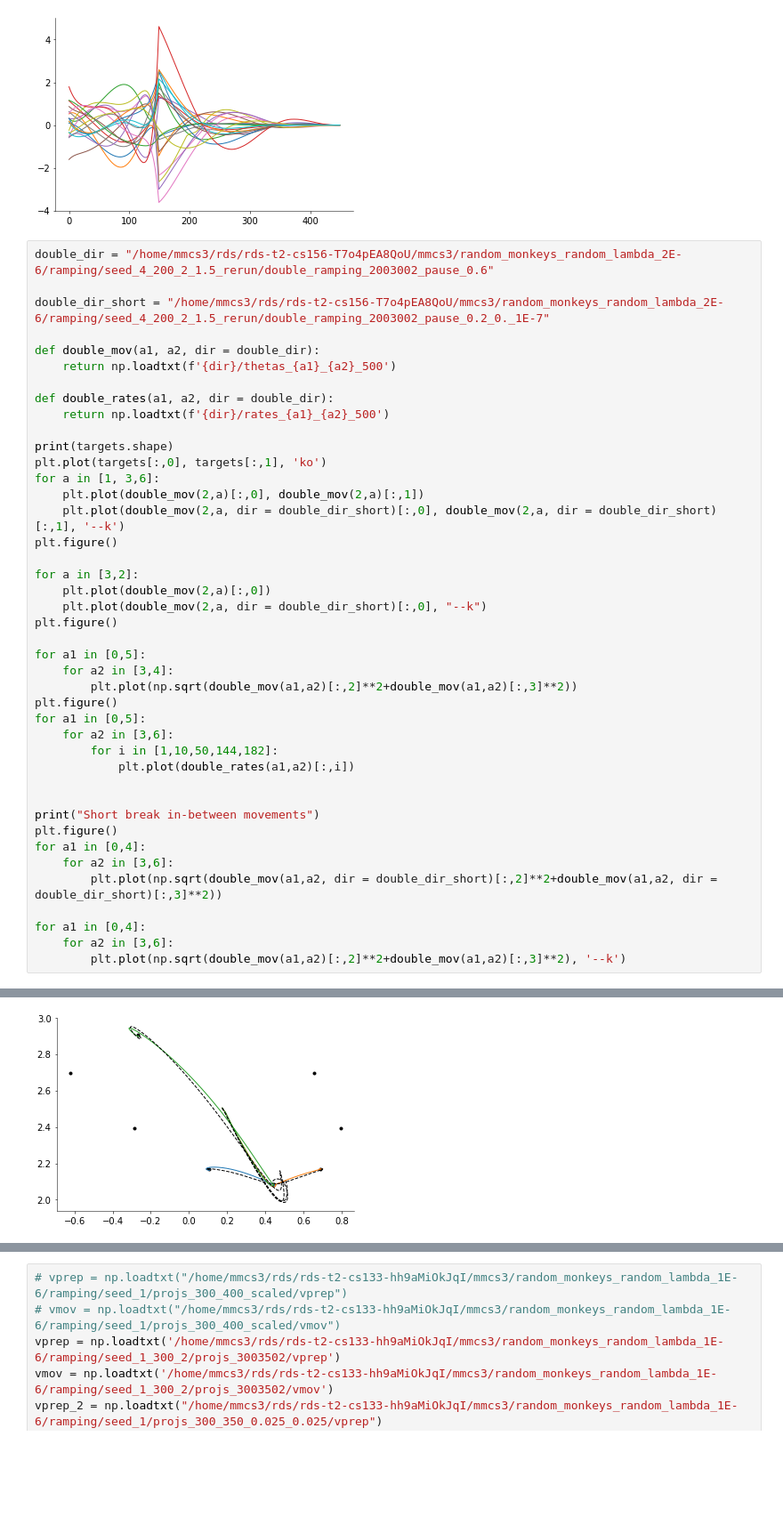
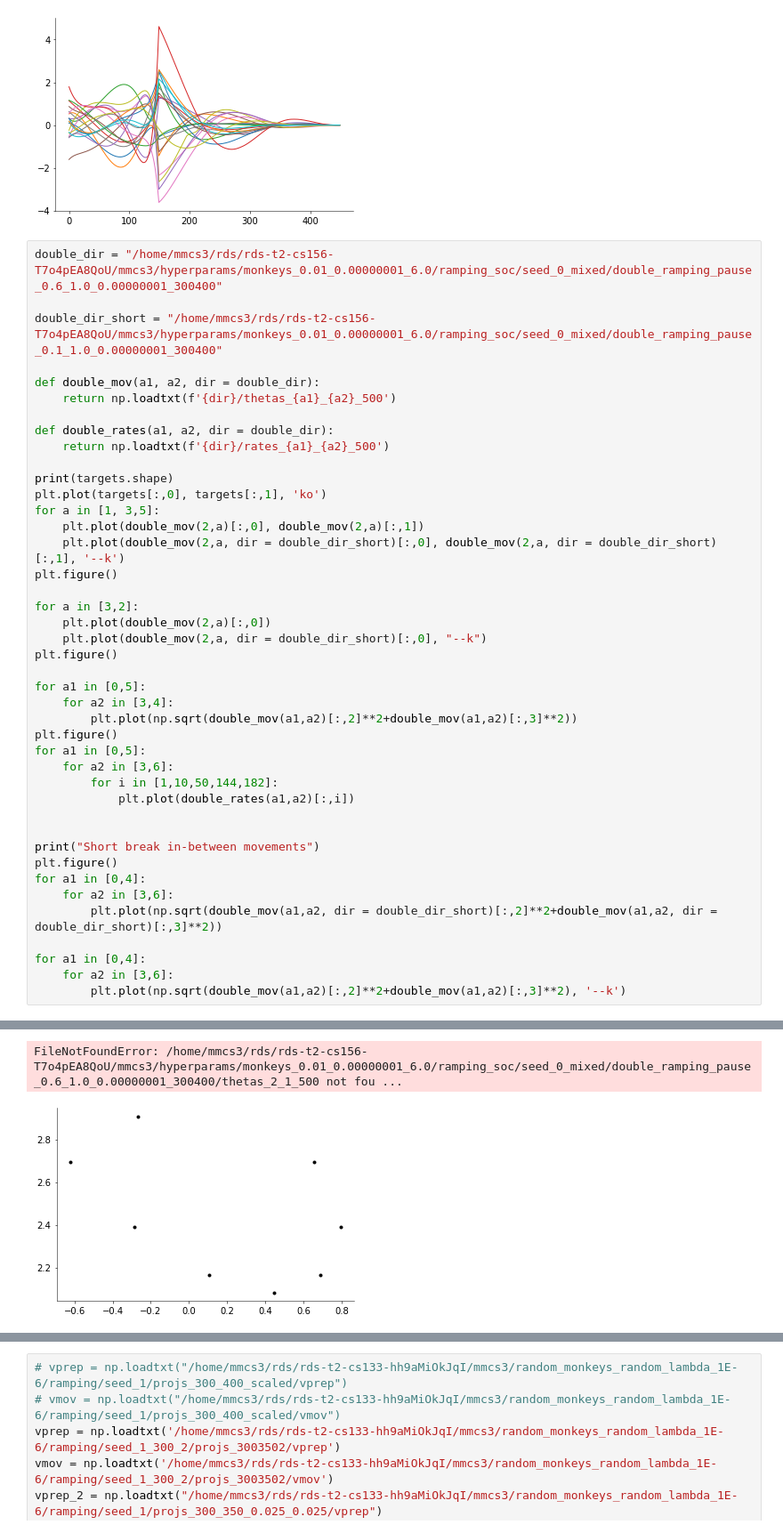
Before and after one commit to marineschimel/why-prep-2, a Jupyter notebook: notebooks/visualization.ipynb, the cells around one changed output, grey strips where cells are left out. Shown at 89% size. Drawn from its saved outputs; the diff is of its cells as text; blank space fills up the shorter version.

```diff
--- a/notebooks/visualization.ipynb
+++ b/notebooks/visualization.ipynb
@@ -72,9 +72,9 @@ plt.show()
 [figure]
 [figure]
 # %%
-double_dir = "/home/mmcs3/rds/rds-t2-cs156-T7o4pEA8QoU/mmcs3/random_monkeys_random_lambda_2E-6/ramping/seed_4_200_2_1.5_rerun/double_ramping_2003002_pause_0.6"
+double_dir = "/home/mmcs3/rds/rds-t2-cs156-T7o4pEA8QoU/mmcs3/hyperparams/monkeys_0.01_0.00000001_6.0/ramping_soc/seed_0_mixed/double_ramping_pause_0.6_1.0_0.00000001_300400"
 
-double_dir_short = "/home/mmcs3/rds/rds-t2-cs156-T7o4pEA8QoU/mmcs3/random_monkeys_random_lambda_2E-6/ramping/seed_4_200_2_1.5_rerun/double_ramping_2003002_pause_0.2_0._1E-7"
+double_dir_short = "/home/mmcs3/rds/rds-t2-cs156-T7o4pEA8QoU/mmcs3/hyperparams/monkeys_0.01_0.00000001_6.0/ramping_soc/seed_0_mixed/double_ramping_pause_0.1_1.0_0.00000001_300400"
 
 def double_mov(a1, a2, dir = double_dir):
     return np.loadtxt(f'{dir}/thetas_{a1}_{a2}_500')
@@ -84,7 +84,7 @@ def double_rates(a1, a2, dir = double_dir):
 
 print(targets.shape)
 plt.plot(targets[:,0], targets[:,1], 'ko')
-for a in [1, 3,6]:
+for a in [1, 3,5]:
     plt.plot(double_mov(2,a)[:,0], double_mov(2,a)[:,1])
     plt.plot(double_mov(2,a, dir = double_dir_short)[:,0], double_mov(2,a, dir = double_dir_short)[:,1], '--k')
 plt.figure()
@@ -119 +118,2 @@ Short break in-between movements
+FileNotFoundError: /home/mmcs3/rds/rds-t2-cs156-T7o4pEA8QoU/mmcs3/hyperparams/monkeys_0.01_0.00000001_6.0/ramping_soc/seed_0_mixed/double_ramping_pause_0.6_1.0_0.00000001_300400/thetas_2_1_500 not fou ...
-[figure, old version]
+[figure, new version]
```
Also changed, not shown: parts of 1 cell of this notebook, 39 other files.
